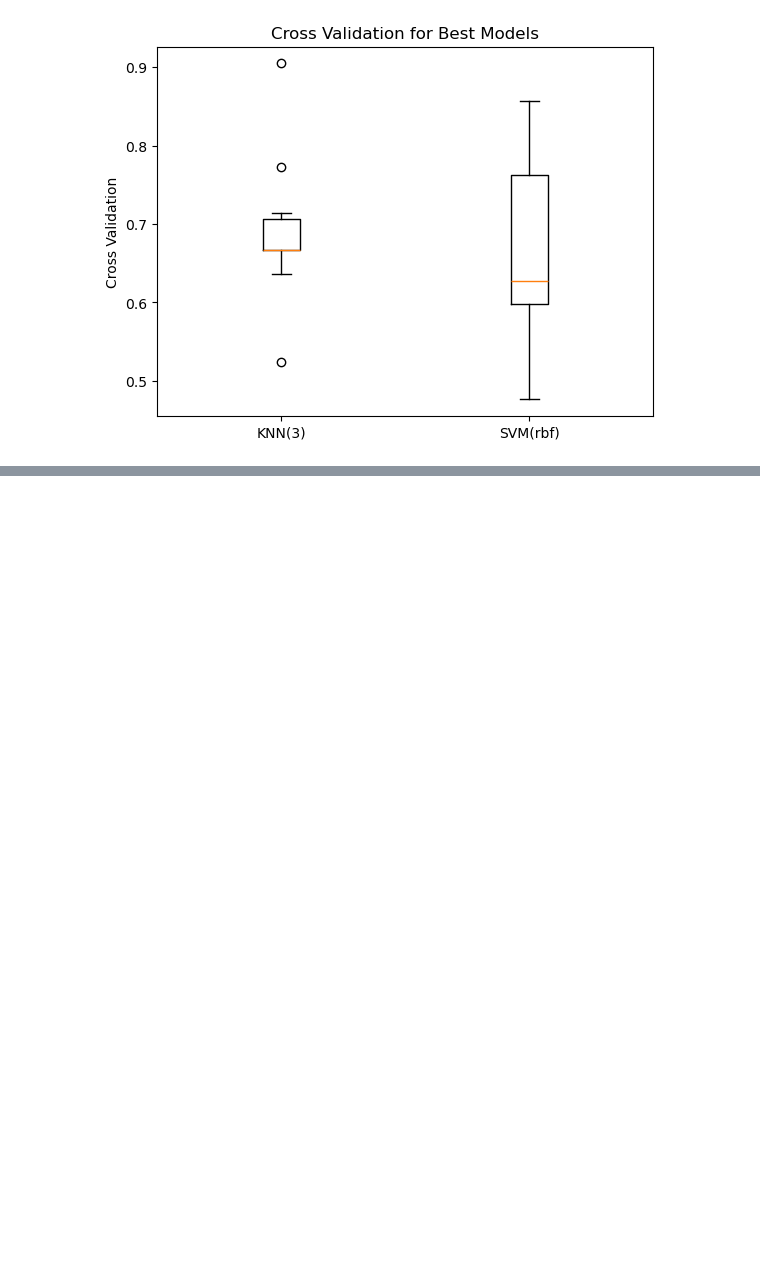
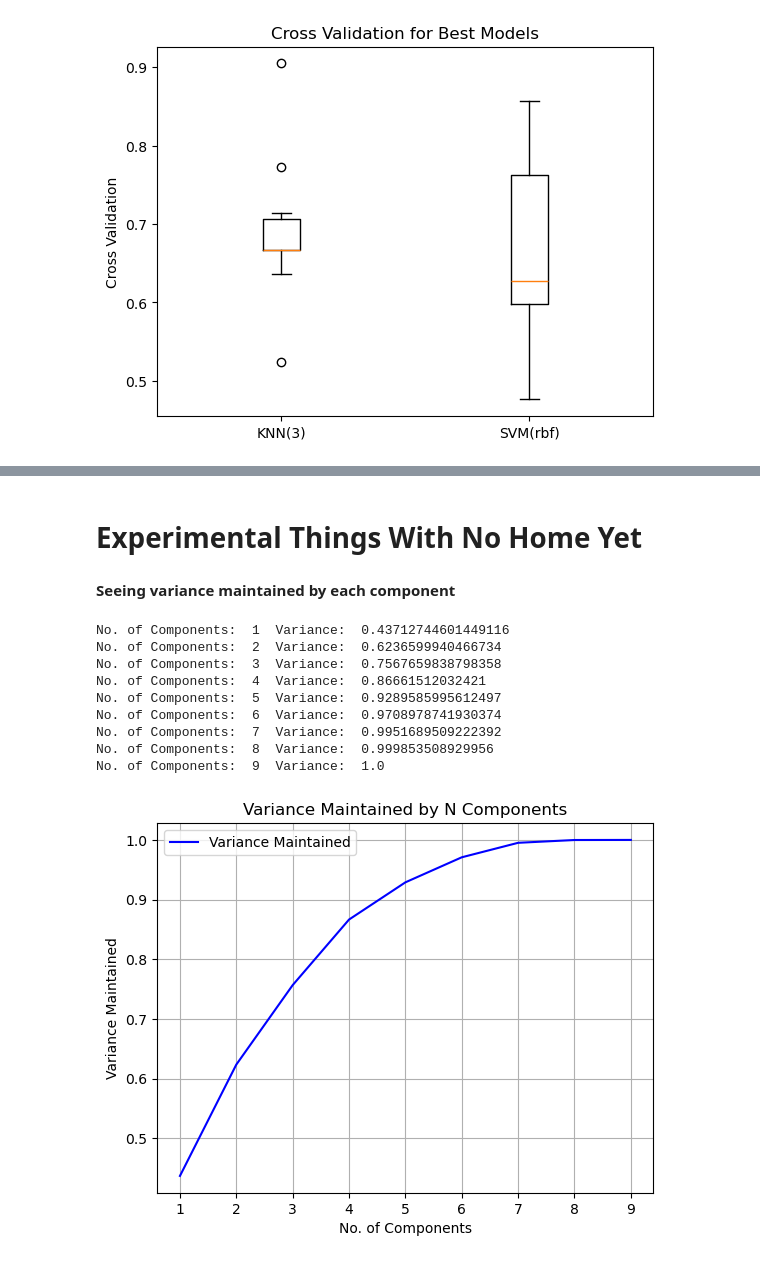
Before and after one commit to elizaclay/Machine-Learning-Optimisation, a Jupyter notebook: COMP2002_Report.ipynb, the cells around one changed output, grey strips where cells are left out. Cells and saved outputs as stored; diff of their text form; code cells hidden in the pictures; blank space fills up the shorter version.

```diff
--- a/COMP2002_Report.ipynb
+++ b/COMP2002_Report.ipynb
@@ -328,0 +387,45 @@ plt.show()
+# %% [markdown]
+# **Experimental Things With No Home Yet**
+# %% [markdown]
+**Seeing variance maintained by each component**
+# %%
+from sklearn.decomposition import PCA
+#check for optimal pca components (maintain highest variance / sweet spot)
+variance_result = []
+pca_values = range(1, 10)  # testing pca from 1 - 9 dimensions
+
+k_pca_train_score = []
+k_pca_test_score = []
+
+s_pca_train_score = []
+s_pca_test_score = []
+
+for p in pca_values:
+    pca = PCA(n_components=p)
+    X_train_pca = pca.fit_transform(X_train)
+    X_test_pca = pca.transform(X_test)
+
+    variance_result.append(sum(pca.explained_variance_ratio_))
+    print("No. of Components: ",p, " Variance: ", variance_result[p-1])
+
+#plot scores
+plt.figure()
+plt.xlabel('No. of Components')
+plt.ylabel('Variance Maintained')
+plt.title("Variance Maintained by N Components")
+plt.plot(pca_values, variance_result, color= 'blue', label= "Variance Maintained")
+plt.xticks(pca_values)
+plt.grid(True)
+plt.legend()
+plt.show()
+# %% [output]
+No. of Components:  1  Variance:  0.43712744601449116
+No. of Components:  2  Variance:  0.6236599940466734
+No. of Components:  3  Variance:  0.7567659838798358
+No. of Components:  4  Variance:  0.86661512032421
+No. of Components:  5  Variance:  0.9289585995612497
+No. of Components:  6  Variance:  0.9708978741930374
+No. of Components:  7  Variance:  0.9951689509222392
+No. of Components:  8  Variance:  0.999853508929956
+No. of Components:  9  Variance:  1.0
+[figure, added]
```
Also changed, not shown: parts of 7 cells of this notebook.
